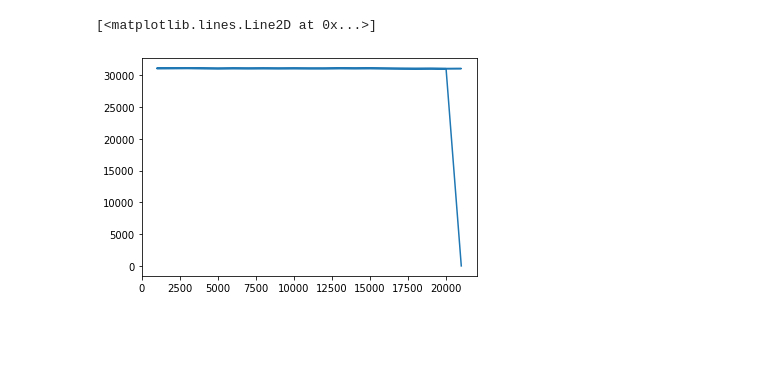
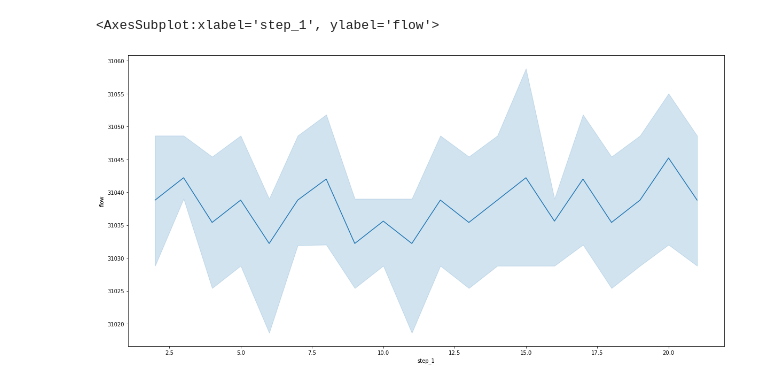
Before and after one commit to avmlds/touch-sensor, a Jupyter notebook: python/Untitled.ipynb, the cells around one changed output. Cells and saved outputs as stored; diff of their text form; code cells hidden in the pictures; blank space fills up the shorter version.

```diff
--- a/python/Untitled.ipynb
+++ b/python/Untitled.ipynb
@@ -45,5 +13,0 @@ df200 = df.loc[df["valve"] == 200]
-# %%
-plt.plot(df200.loc[df200["direction"] == 1]["counter"], df200.loc[df200["direction"] == 1]["flow"])
-# %% [output]
-[<matplotlib.lines.Line2D at 0x...>]
-[figure, removed]
@@ -49,0 +16,14 @@ plt.plot(df200.loc[df200["direction"] == 1]["counter"], df200.loc[df200["directi
+# %%
+df = df.drop(df.loc[df["flow"] == ' '].index, axis=0)
+df["flow"] = df["flow"].astype(int)
+# %%
+df["step_1"] = df["step"].copy()
+# %%
+j = 0
+for n, i in enumerate(df["step"]):
+    df.loc[n, "step_1"] = j
+    j += 1
+    if i == 0:
+        j = 0
+# %%
+df[["valve", "flow", "step", "touch", "step_1"]] = df[["valve", "flow", "step", "touch", "step_1"]].astype(int)
@@ -49,0 +32,9 @@ plt.plot(df200.loc[df200["direction"] == 1]["counter"], df200.loc[df200["directi
+# %%
+import matplotlib.pyplot as plt
+fig, ax = plt.subplots(figsize=(20, 10))
+# 204 looks good
+data = df.loc[(df["valve"] == 193) & (df["direction"] == "f")]
+sns.lineplot(x=data["step_1"], y=data["flow"], ax=ax)
+# %% [output]
+<AxesSubplot:xlabel='step_1', ylabel='flow'>
+[figure, added]
```
Also changed, not shown: parts of 10 cells of this notebook, 3 other files.
